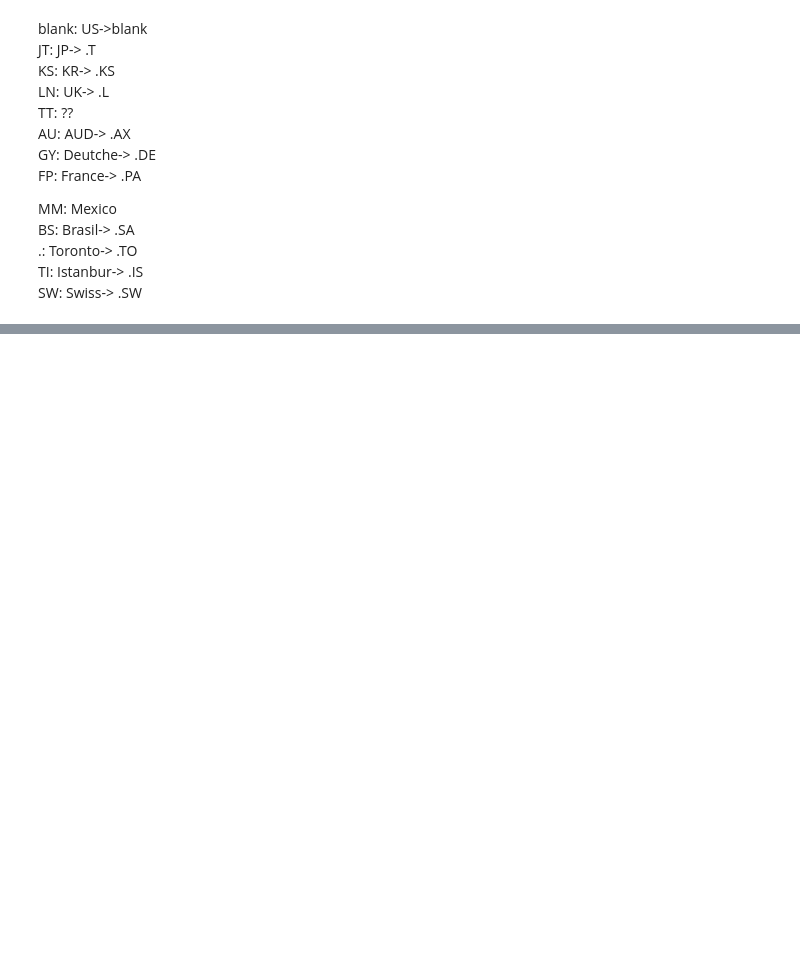
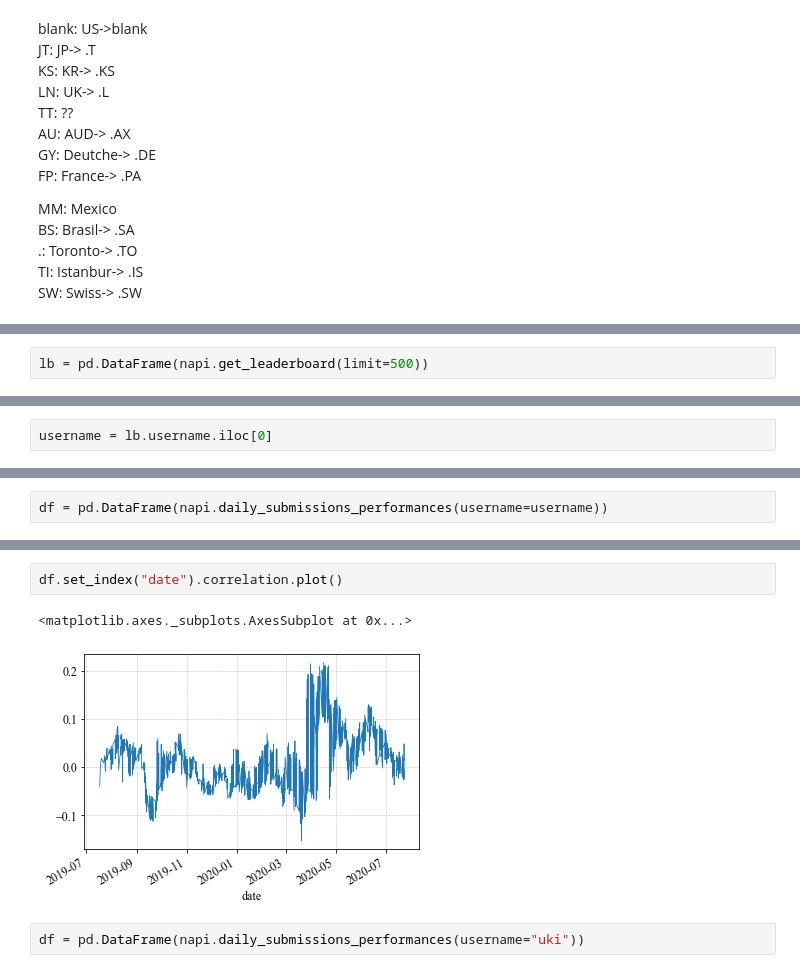
Before and after one commit to tarai2/Numer-ai, a Jupyter notebook: dataset/numerapi_exapmle.ipynb, the cells around one changed output, grey strips where cells are left out. Cells and saved outputs as stored; diff of their text form; blank space fills up the shorter version.

```diff
--- a/dataset/numerapi_exapmle.ipynb
+++ b/dataset/numerapi_exapmle.ipynb
@@ -116,0 +59,2 @@ main_stock_ids = main_universe.sum(axis=1).reset_index(drop=True).values.tolist(
+# %%
+lb = pd.DataFrame(napi.get_leaderboard(limit=500))
@@ -167,0 +78,2 @@ json.dump(, file, indent=4)
+# %%
+username = lb.username.iloc[0]
@@ -167,0 +96,2 @@ json.dump(, file, indent=4)
+# %%
+df = pd.DataFrame(napi.daily_submissions_performances(username=username))
@@ -167,0 +107,7 @@ json.dump(, file, indent=4)
+# %%
+df.set_index("date").correlation.plot()
+# %% [output]
+<matplotlib.axes._subplots.AxesSubplot at 0x...>
+[figure, added]
+# %%
+df = pd.DataFrame(napi.daily_submissions_performances(username="uki"))
```
Also changed, not shown: parts of 22 cells of this notebook, 15 other files.
